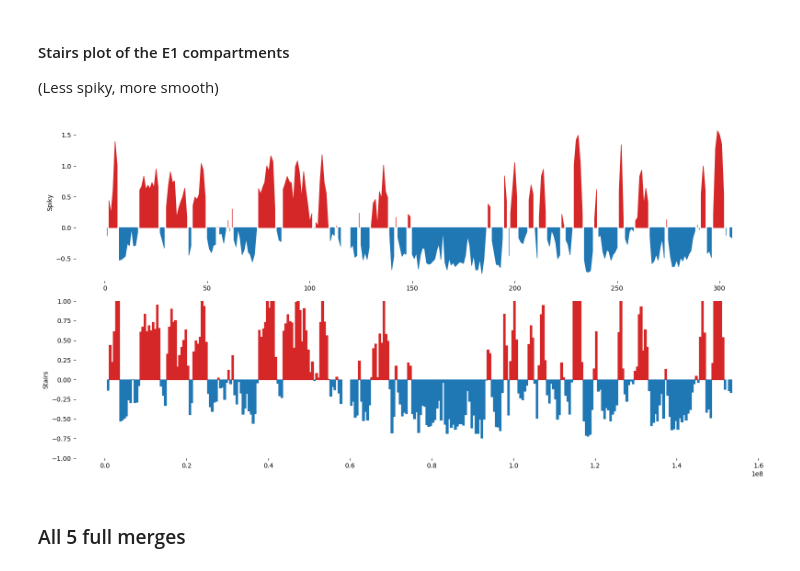
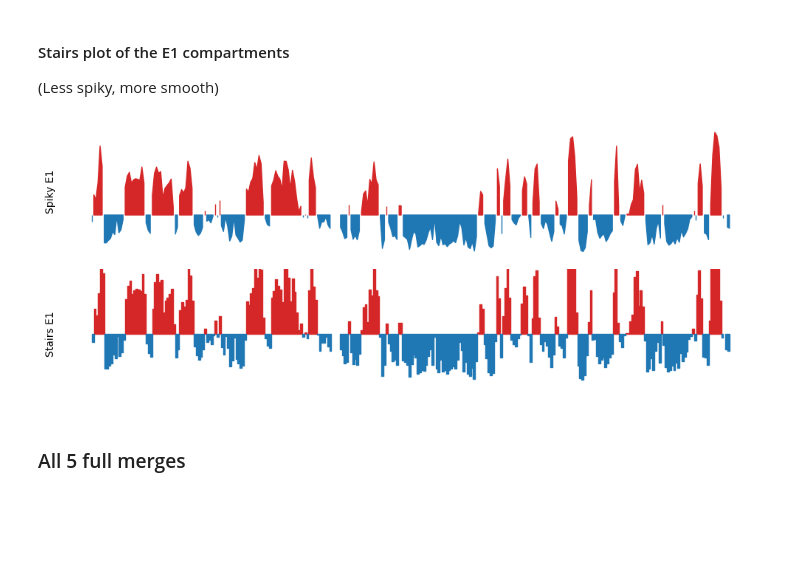
Before and after one commit to munch-group/hic-spermatogenesis, a Jupyter notebook: notebooks/03_compartments.ipynb, the cells around one changed output. Cells and saved outputs as stored; diff of their text form; code cells hidden in the pictures; blank space fills up the shorter version.

```diff
--- a/notebooks/03_compartments.ipynb
+++ b/notebooks/03_compartments.ipynb
@@ -338,14 +338,15 @@ import os
 
 bins = clr.bins()[:]
 rheMac10 = bioframe.load_fasta('../data/links/ucsc_ref/rheMac10.fa')
-if not os.path.exists('rheMac10_gc_cov_500kb.tsv'):
+gc_cov_csv = '../steps/rheMac10_gc_cov_500kb.tsv'
+if not os.path.exists(gc_cov_csv):
     print('Calculate the fraction of GC basepairs for each bin')
     gc_cov = bioframe.frac_gc(bins[['chrom', 'start', 'end']], rheMac10)
-    gc_cov.to_csv('rheMac10_gc_cov_500kb.tsv', index=False,sep='\t')
+    gc_cov.to_csv(gc_cov_csv, index=False, sep='\t')
     display(gc_cov)
 else:
     print("Already exists, just read from file:")
-    gc_cov = pd.read_csv("rheMac10_gc_cov_500kb.tsv", sep='\t')
+    gc_cov = pd.read_csv(gc_cov_csv, sep='\t')
     display(gc_cov)
 # %% [output]
 Already exists, just read from file:
@@ -539,43 +541,45 @@ plt.show()
 import matplotlib.pyplot as plt
 
 f, (ax1, ax2) = plt.subplots(2,1,
-    figsize=(16, 8)
+    figsize=(10, 4)
 )
 
 chrom_start = eigenvector_track_chrX['start'].values
 window_size = chrom_start[1] - chrom_start[0]
 
 # Fill between the line and 0
 ax1.fill_between(range(len(e1X_values)), e1X_values, 0, where=(e1X_values > 0), color='tab:red')
 ax1.fill_between(range(len(e1X_values)), e1X_values, 0, where=(e1X_values < 0), color='tab:blue')
 
 # Create stairs
 x = np.zeros(2*chrom_start.size)
 y = np.zeros(2*chrom_start.size)
 x[0::2] = chrom_start
 x[1::2] = chrom_start + window_size
 y[0::2] = e1X_values
 y[1::2] = e1X_values
 
 # Layout
-ax1.set_ylabel('Spiky')
-ax2.set_ylabel('Stairs')
-#ax1.set_xticks([])
-#ax1.set_yticks([])
+ax1.set_ylabel('Spiky E1')
+ax2.set_ylabel('Stairs E1')
+ax1.set_xticks([])
+ax1.set_yticks([])
+ax2.set_xticks([])
+ax2.set_yticks([])
 ax2.set_ylim(-1, 1)
 
 # Remove borders
 ax1.spines[:].set_visible(False)
 ax2.spines[:].set_visible(False)
 
 ax2.fill_between(x, y, 0, where=(y > 0), color='tab:red')
 ax2.fill_between(x, y, 0, where=(y < 0), color='tab:blue')
 
 plt.tight_layout()
 # Save the plot as a high-resolution PNG file
-#plt.savefig('e1_plot.png', dpi=320, bbox_inches='tight')
+#plt.savefig('../steps/e1_plot.png', dpi=320, bbox_inches='tight')
 # %% [output]
-[figure, old version]
+[figure, new version]
 # %% [markdown]
 ### All 5 full merges
 # %% [markdown]
```
Also changed, not shown: parts of 38 cells of this notebook, 1 other file.
